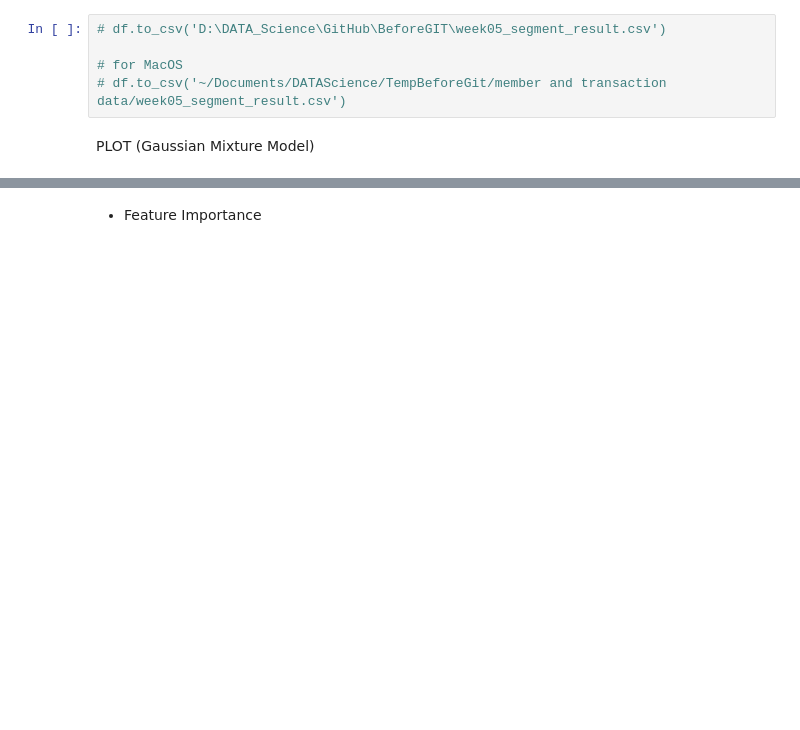
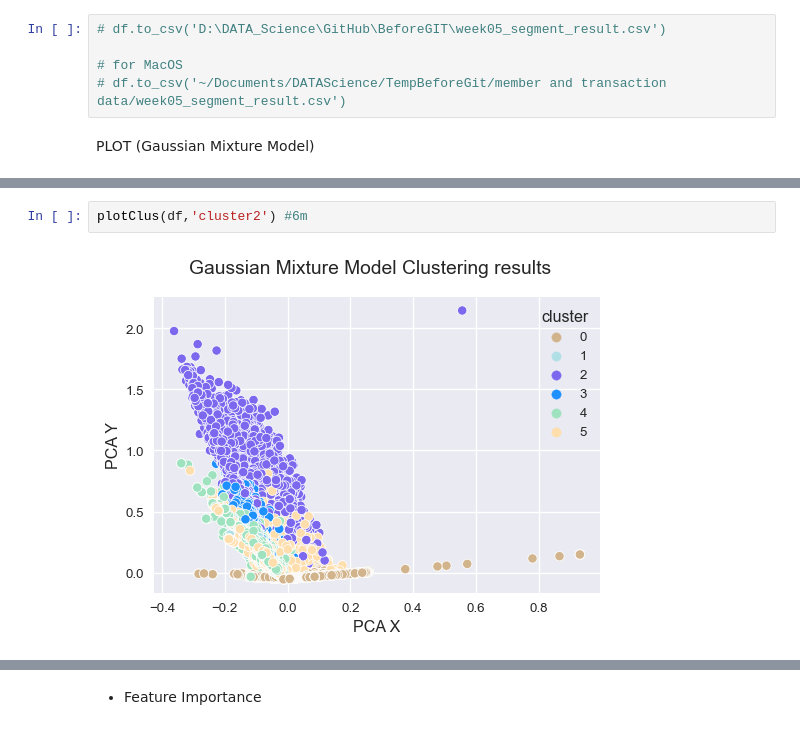
Before and after one commit to HikariJadeEmpire/AdvancedAnalytics-MADT8101, a Jupyter notebook: Section04/Week05_CustomerSegmentation/week5-Segmentation.ipynb, the cells around one changed output, grey strips where cells are left out. Cells and saved outputs as stored; diff of their text form; blank space fills up the shorter version.

```diff
--- a/Section04/Week05_CustomerSegmentation/week5-Segmentation.ipynb
+++ b/Section04/Week05_CustomerSegmentation/week5-Segmentation.ipynb
@@ -549,0 +612,4 @@ plt.show()
+# %%
+plotClus(df,'cluster2') #6m
+# %% [output]
+[figure, added]
```
Also changed, not shown: parts of 23 cells of this notebook.
